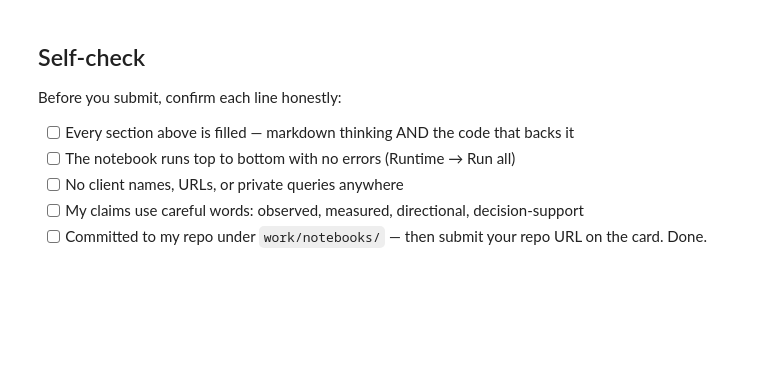
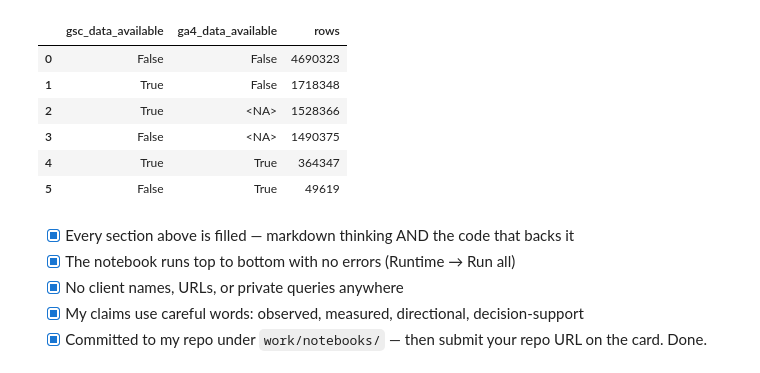
Before and after one commit to Mufsina/sonia-flyrank-ml-internship, a Jupyter notebook: work/notebooks/w03_data_contract.ipynb, the cells around one changed output. Saved outputs shown, nothing was run; the diff lists cells and outputs as text; code cells hidden in the pictures; blank space fills up the shorter version.

Commit message:
Complete ML-04 data contract notebook

```diff
--- a/work/notebooks/w03_data_contract.ipynb
+++ b/work/notebooks/w03_data_contract.ipynb
@@ -36,0 +13,16 @@ This skeleton is yours to fill. Work the sections **in order** — each one has
+# %%
+import duckdb
+from google.colab import userdata
+
+HF_TOKEN = userdata.get("HF_TOKEN")
+
+con = duckdb.connect()
+
+con.execute(f"""
+CREATE SECRET (
+    TYPE huggingface,
+    TOKEN '{HF_TOKEN}'
+)
+""")
+
+print("Hugging Face secret created successfully")
@@ -37,10 +197,26 @@ This skeleton is yours to fill. Work the sections **in order** — each one has
+# %%
+con.sql(f"""
+SELECT
+    gsc_data_available,
+    ga4_data_available,
+    COUNT(*) AS rows
+FROM read_parquet(
+    '{rel}/fact_content_daily_performance/month=2026-03/*.parquet'
+)
+GROUP BY 1,2
+ORDER BY rows DESC
+""").df()
+# %% [output]
+|  | gsc_data_available | ga4_data_available | rows |
+| 0 | False | False | 4690323 |
+| 1 | True | False | 1718348 |
+| 2 | True | <NA> | 1528366 |
+| 3 | False | <NA> | 1490375 |
+| 4 | True | True | 364347 |
+| 5 | False | True | 49619 |
 # %% [markdown]
-## Self-check
-
-Before you submit, confirm each line honestly:
-
-- [ ] Every section above is filled — markdown thinking AND the code that backs it
-- [ ] The notebook runs top to bottom with no errors (Runtime → Run all)
-- [ ] No client names, URLs, or private queries anywhere
-- [ ] My claims use careful words: observed, measured, directional, decision-support
-- [ ] Committed to my repo under `work/notebooks/` — then submit your repo URL on the card. Done.
+- [x] Every section above is filled — markdown thinking AND the code that backs it
+- [x] The notebook runs top to bottom with no errors (Runtime → Run all)
+- [x] No client names, URLs, or private queries anywhere
+- [x] My claims use careful words: observed, measured, directional, decision-support
+- [x] Committed to my repo under `work/notebooks/` — then submit your repo URL on the card. Done.
```
Also changed, not shown: parts of 19 cells of this notebook.
